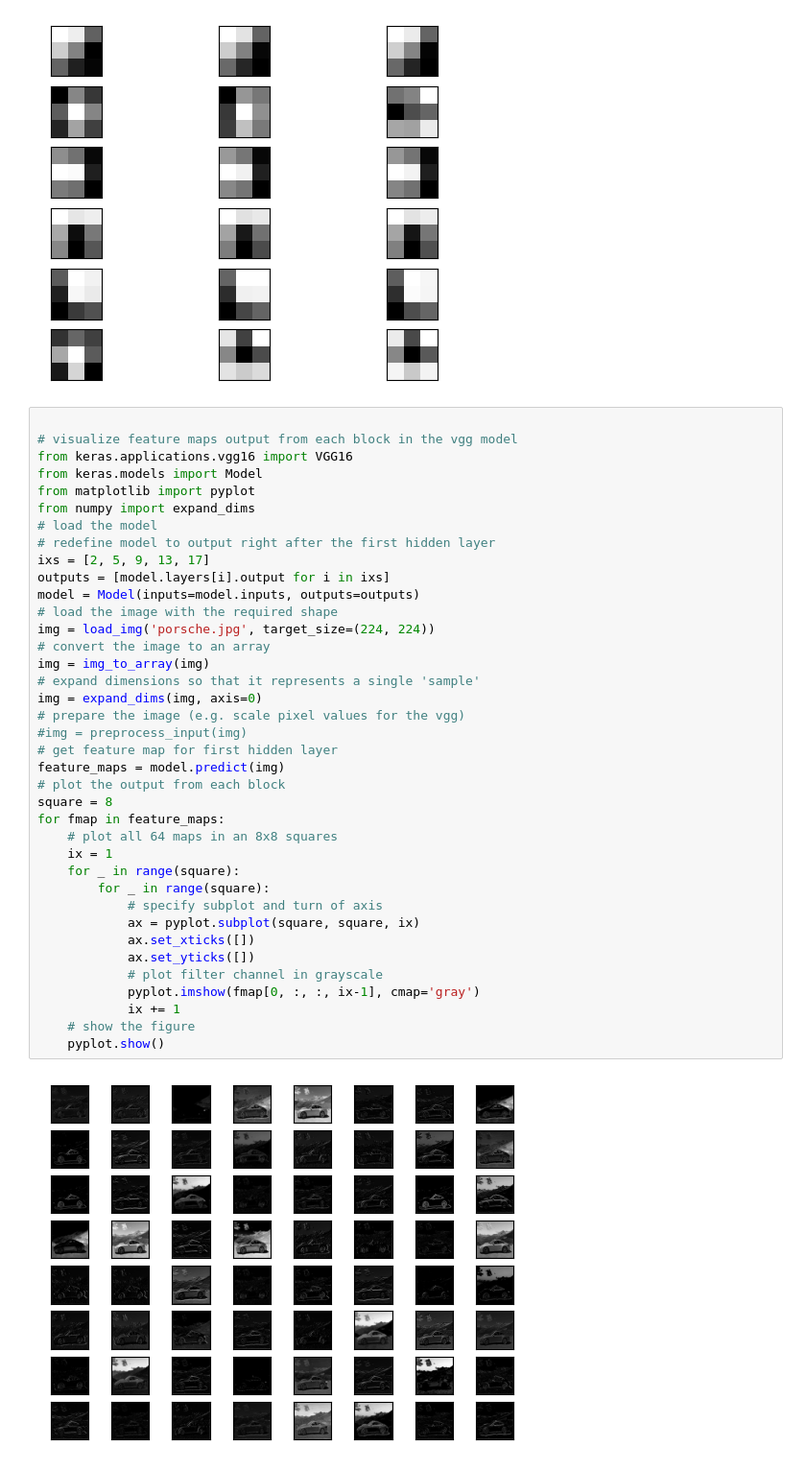
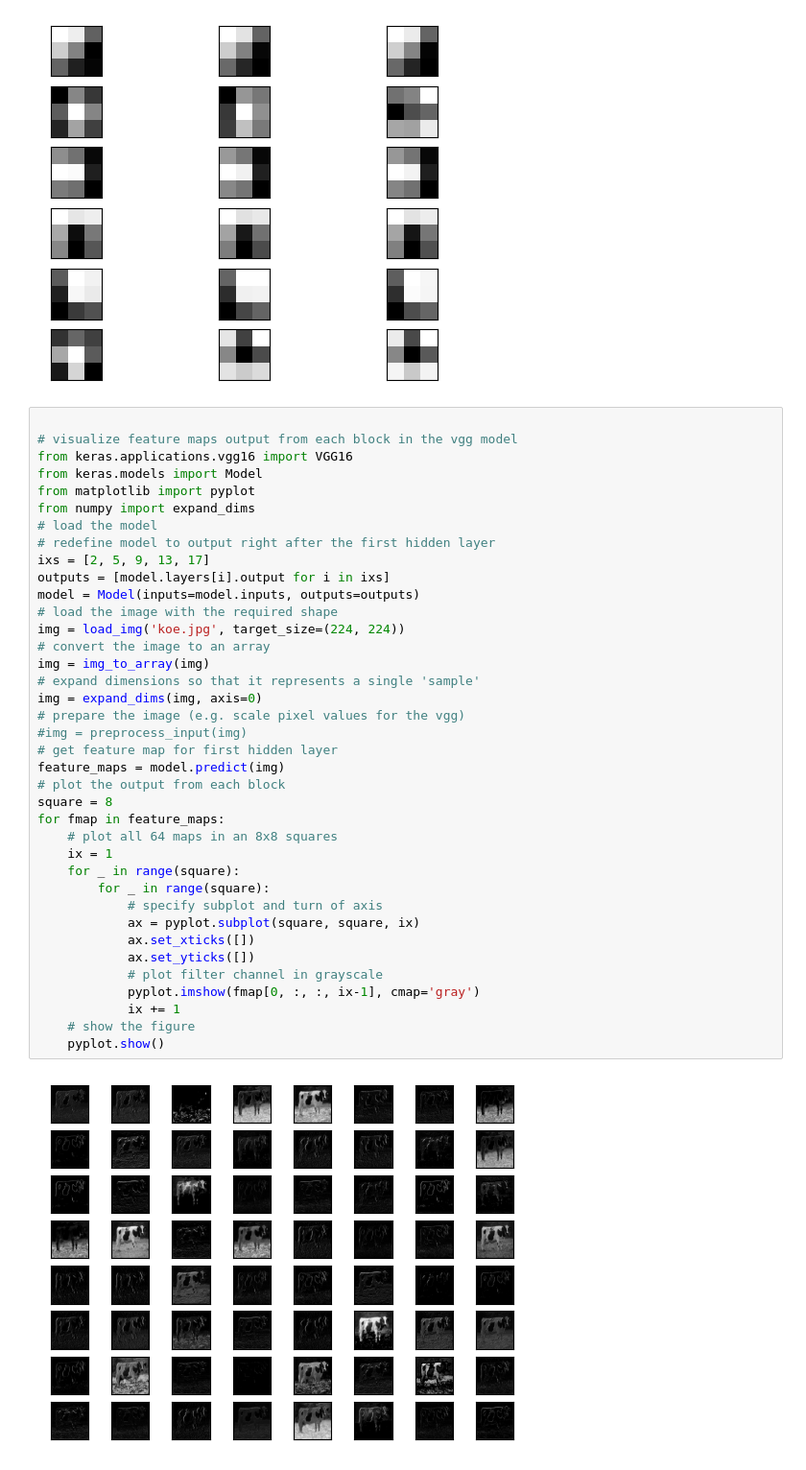
Before and after one commit to Porsche9114s/MakeAIWork2, a Jupyter notebook: opdrachten/practica/week07/image_recognition/notebook/CNN (2).ipynb, the cells around one changed output. Shown at 96% size. Cells and saved outputs as stored; diff of their text form.

```diff
--- a/opdrachten/practica/week07/image_recognition/notebook/CNN (2).ipynb
+++ b/opdrachten/practica/week07/image_recognition/notebook/CNN (2).ipynb
@@ -87,32 +87,32 @@ from numpy import expand_dims
 # redefine model to output right after the first hidden layer
 ixs = [2, 5, 9, 13, 17]
 outputs = [model.layers[i].output for i in ixs]
 model = Model(inputs=model.inputs, outputs=outputs)
 # load the image with the required shape
-img = load_img('porsche.jpg', target_size=(224, 224))
+img = load_img('koe.jpg', target_size=(224, 224))
 # convert the image to an array
 img = img_to_array(img)
 # expand dimensions so that it represents a single 'sample'
 img = expand_dims(img, axis=0)
 # prepare the image (e.g. scale pixel values for the vgg)
 #img = preprocess_input(img)
 # get feature map for first hidden layer
 feature_maps = model.predict(img)
 # plot the output from each block
 square = 8
 for fmap in feature_maps:
 	# plot all 64 maps in an 8x8 squares
 	ix = 1
 	for _ in range(square):
 		for _ in range(square):
 			# specify subplot and turn of axis
 			ax = pyplot.subplot(square, square, ix)
 			ax.set_xticks([])
 			ax.set_yticks([])
 			# plot filter channel in grayscale
 			pyplot.imshow(fmap[0, :, :, ix-1], cmap='gray')
 			ix += 1
 	# show the figure
 	pyplot.show()
 # %% [output]
-[figure, old version]
+[figure, new version]
```
Also changed, not shown: parts of 3 cells of this notebook, 4 other files.
